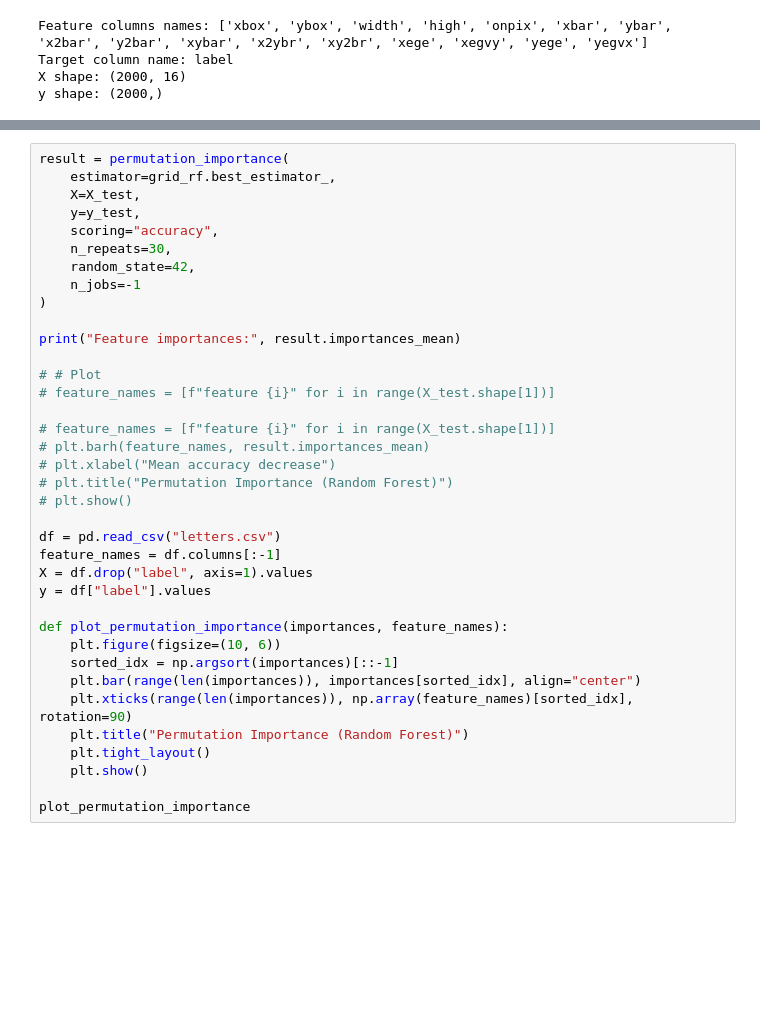
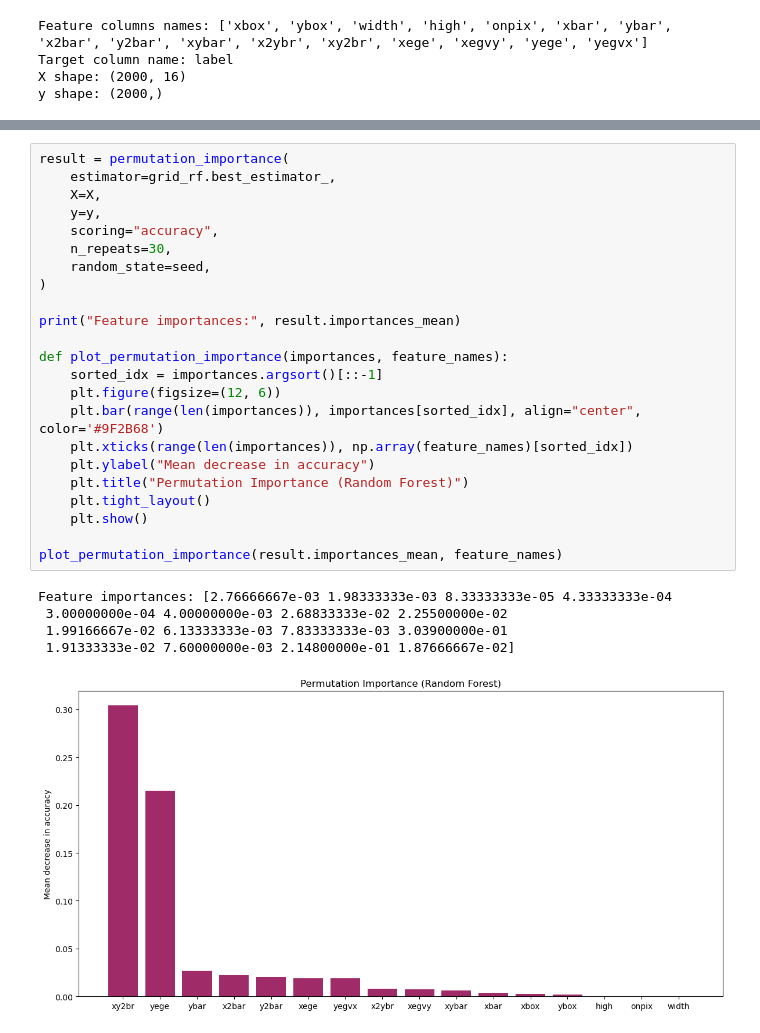
Before and after one commit to Hannarasmussen/INF264-Project-1-H25, a Jupyter notebook: run_experiments.ipynb, the cells around one changed output, grey strips where cells are left out. Drawn from its saved outputs; the diff is of its cells as text; blank space fills up the shorter version.

Commit message:
added featue importance and ran the code

```diff
--- a/run_experiments.ipynb
+++ b/run_experiments.ipynb
@@ -123,37 +234,29 @@ You can try to debug the error by setting error_score='raise'.
 # %%
 result = permutation_importance(
     estimator=grid_rf.best_estimator_,
-    X=X_test,
-    y=y_test,
+    X=X,
+    y=y,
     scoring="accuracy",
     n_repeats=30,
-    random_state=42,
-    n_jobs=-1
+    random_state=seed,
 )
 
 print("Feature importances:", result.importances_mean)
 
-# # Plot
-# feature_names = [f"feature {i}" for i in range(X_test.shape[1])]
-
-# feature_names = [f"feature {i}" for i in range(X_test.shape[1])]
-# plt.barh(feature_names, result.importances_mean)
-# plt.xlabel("Mean accuracy decrease")
-# plt.title("Permutation Importance (Random Forest)")
-# plt.show()
-
-df = pd.read_csv("letters.csv")
-feature_names = df.columns[:-1]
-X = df.drop("label", axis=1).values
-y = df["label"].values
-
 def plot_permutation_importance(importances, feature_names):
-    plt.figure(figsize=(10, 6))
-    sorted_idx = np.argsort(importances)[::-1]
-    plt.bar(range(len(importances)), importances[sorted_idx], align="center")
-    plt.xticks(range(len(importances)), np.array(feature_names)[sorted_idx], rotation=90)
+    sorted_idx = importances.argsort()[::-1]
+    plt.figure(figsize=(12, 6))
+    plt.bar(range(len(importances)), importances[sorted_idx], align="center", color='#9F2B68')
+    plt.xticks(range(len(importances)), np.array(feature_names)[sorted_idx])
+    plt.ylabel("Mean decrease in accuracy")
     plt.title("Permutation Importance (Random Forest)")
     plt.tight_layout()
     plt.show()
 
-plot_permutation_importance
+plot_permutation_importance(result.importances_mean, feature_names)
+# %% [output]
+Feature importances: [2.76666667e-03 1.98333333e-03 8.33333333e-05 4.33333333e-04
+ 3.00000000e-04 4.00000000e-03 2.68833333e-02 2.25500000e-02
+ 1.99166667e-02 6.13333333e-03 7.83333333e-03 3.03900000e-01
+ 1.91333333e-02 7.60000000e-03 2.14800000e-01 1.87666667e-02]
+[figure, added]
```
Also changed, not shown: parts of 7 cells of this notebook, 2 other files.
